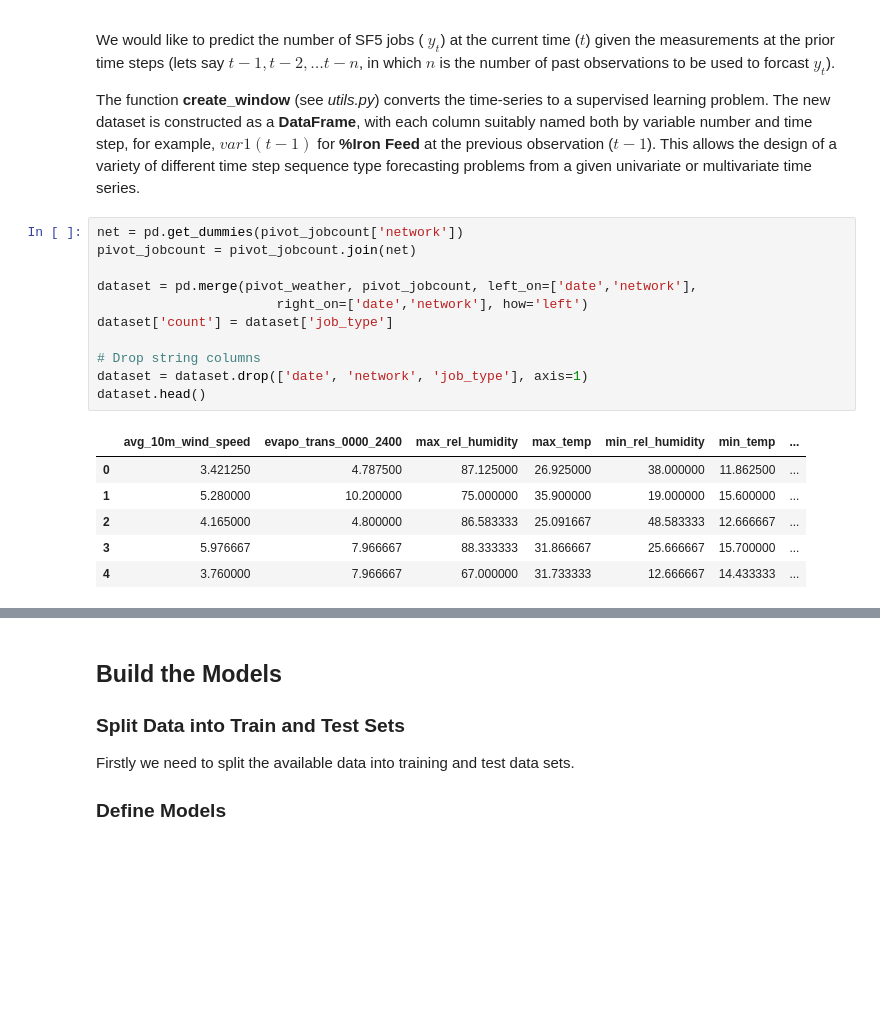
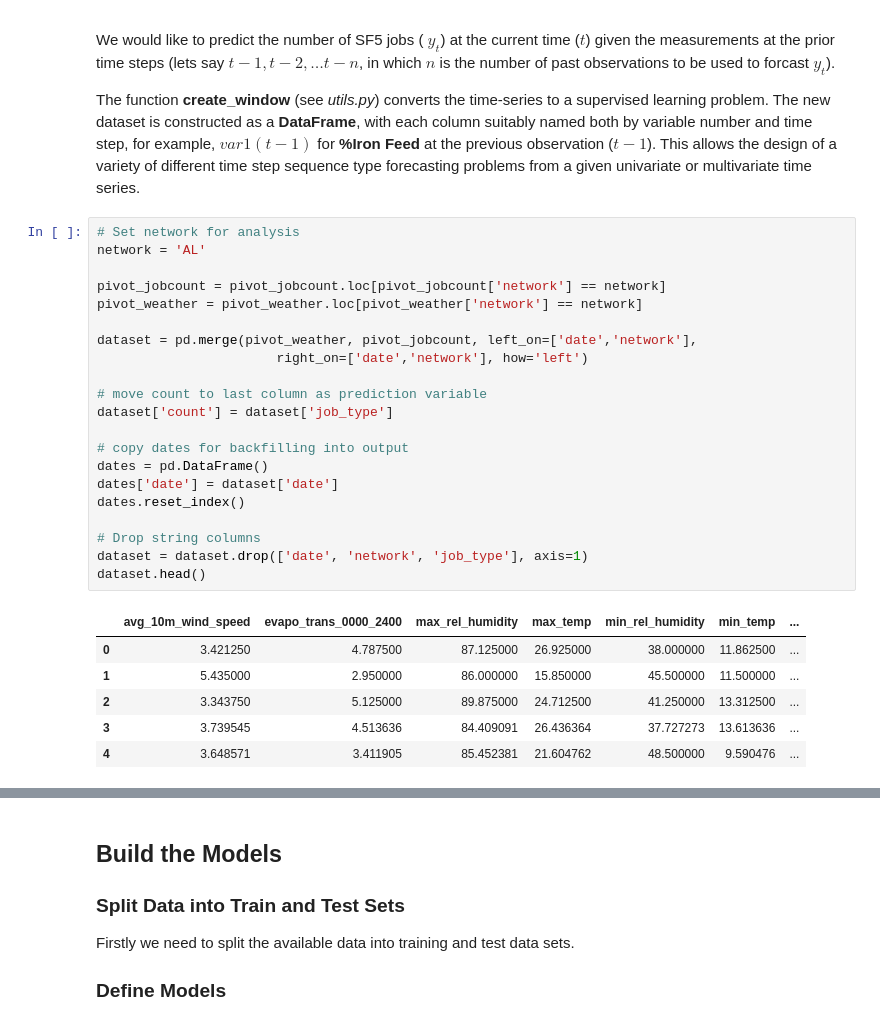
Before and after one commit to ATCOGas/VV_Forecasting, a Jupyter notebook: notebooks/Analysis_JobTypes-GRU,LSTM.ipynb, the cells around one changed output, grey strips where cells are left out. Drawn from its saved outputs; the diff is of its cells as text; blank space fills up the shorter version.

```diff
--- a/notebooks/Analysis_JobTypes-GRU,LSTM.ipynb
+++ b/notebooks/Analysis_JobTypes-GRU,LSTM.ipynb
@@ -219,23 +223,33 @@ We would like to predict the number of SF5 jobs ( $y_t$) at the current time ($t
 
 The function **create_window** (see _utils.py_) converts the time-series to a supervised learning problem. The new dataset is constructed as a **DataFrame**, with each column suitably named both by variable number and time step, for example, $var1(t-1)$ for **%Iron Feed** at the previous observation ($t-1$). This allows the design of a variety of different time step sequence type forecasting problems from a given univariate or multivariate time series.
 # %%
-net = pd.get_dummies(pivot_jobcount['network'])
-pivot_jobcount = pivot_jobcount.join(net)
+# Set network for analysis
+network = 'AL'
+
+pivot_jobcount = pivot_jobcount.loc[pivot_jobcount['network'] == network]
+pivot_weather = pivot_weather.loc[pivot_weather['network'] == network]
 
 dataset = pd.merge(pivot_weather, pivot_jobcount, left_on=['date','network'],
                        right_on=['date','network'], how='left')
+
+# move count to last column as prediction variable
 dataset['count'] = dataset['job_type']
+
+# copy dates for backfilling into output
+dates = pd.DataFrame()
+dates['date'] = dataset['date']
+dates.reset_index()
 
 # Drop string columns
 dataset = dataset.drop(['date', 'network', 'job_type'], axis=1)
 dataset.head()
 # %% [output]
 |  | avg_10m_wind_speed | evapo_trans_0000_2400 | max_rel_humidity | max_temp | min_rel_humidity | min_temp | ... |
 | 0 | 3.421250 | 4.787500 | 87.125000 | 26.925000 | 38.000000 | 11.862500 | ... |
-| 1 | 5.280000 | 10.200000 | 75.000000 | 35.900000 | 19.000000 | 15.600000 | ... |
-| 2 | 4.165000 | 4.800000 | 86.583333 | 25.091667 | 48.583333 | 12.666667 | ... |
-| 3 | 5.976667 | 7.966667 | 88.333333 | 31.866667 | 25.666667 | 15.700000 | ... |
-| 4 | 3.760000 | 7.966667 | 67.000000 | 31.733333 | 12.666667 | 14.433333 | ... |
+| 1 | 5.435000 | 2.950000 | 86.000000 | 15.850000 | 45.500000 | 11.500000 | ... |
+| 2 | 3.343750 | 5.125000 | 89.875000 | 24.712500 | 41.250000 | 13.312500 | ... |
+| 3 | 3.739545 | 4.513636 | 84.409091 | 26.436364 | 37.727273 | 13.613636 | ... |
+| 4 | 3.648571 | 3.411905 | 85.452381 | 21.604762 | 48.500000 | 9.590476 | ... |
 # %%
 # Scikit learn libraries
 from sklearn.preprocessing import MinMaxScaler #Allows normalisation
```
Also changed, not shown: parts of 10 cells of this notebook.
